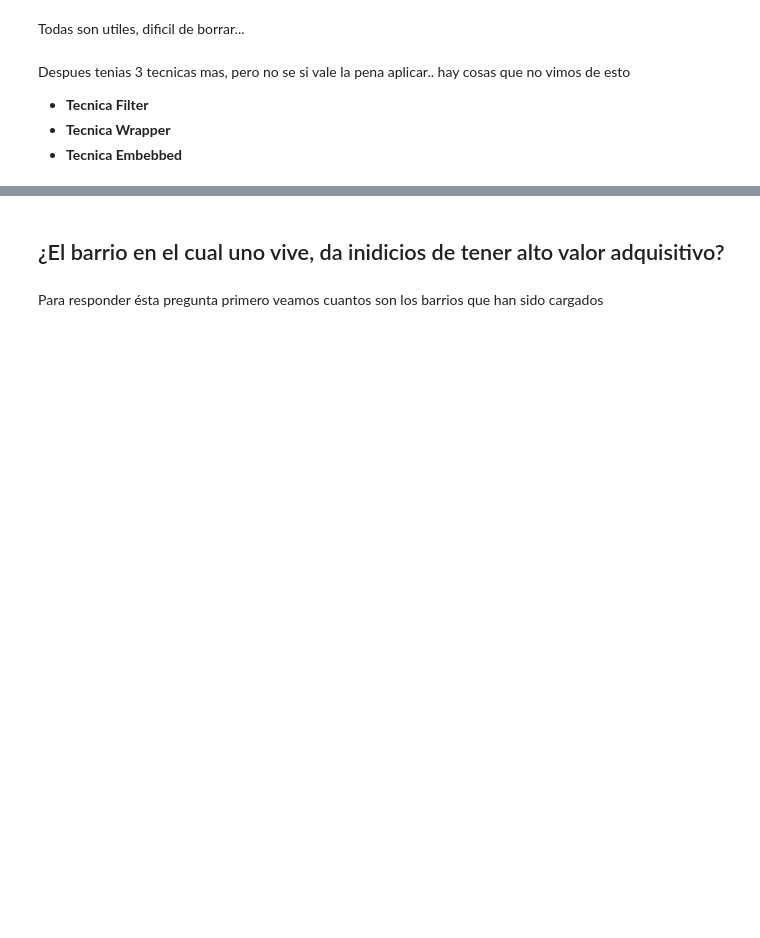
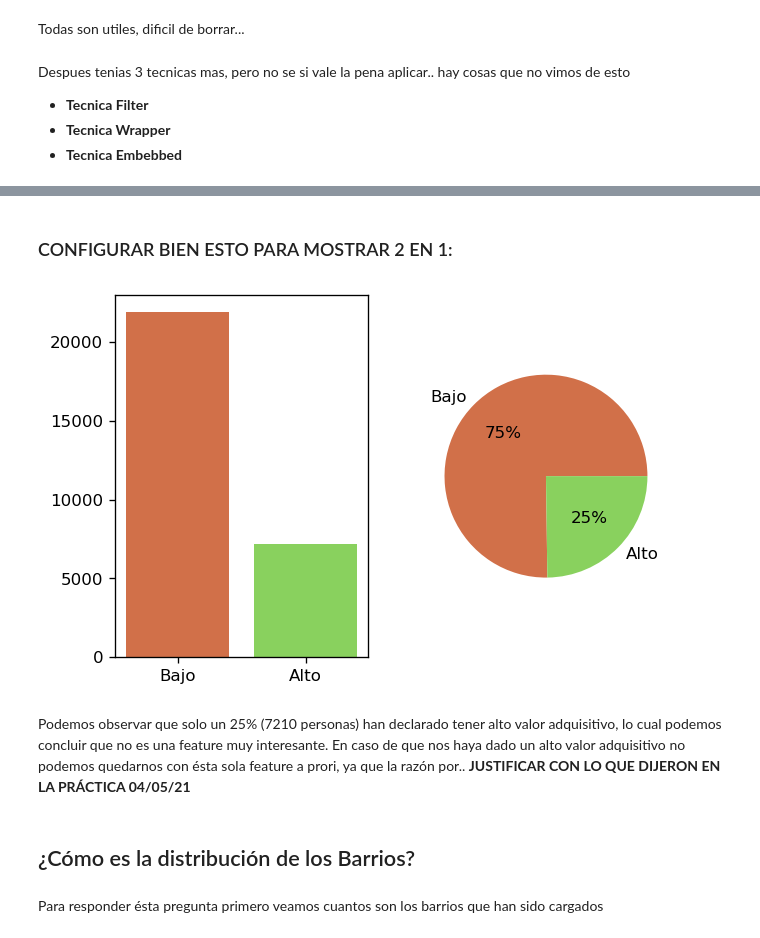
Before and after one commit to fjpacheco/machine-learning, a Jupyter notebook: version_1_playing.ipynb, the cells around one changed output, grey strips where cells are left out. Cells and saved outputs as stored; diff of their text form; code cells hidden in the pictures; blank space fills up the shorter version.

Commit message:
reordeno barrios, y demás

```diff
--- a/version_1_playing.ipynb
+++ b/version_1_playing.ipynb
@@ -707,5 +745,15 @@ Despues tenias 3 tecnicas mas, pero no se si vale la pena aplicar.. hay cosas qu
+# %% [markdown]
+### CONFIGURAR BIEN ESTO PARA MOSTRAR 2 EN 1:
+# %%
+fig, ax = plt.subplots(ncols = 2, dpi=120)
+rects1 = ax[0].bar(['Bajo', 'Alto'], df.tiene_alto_valor_adquisitivo.value_counts().values,  color=['#D17049',"#89D15E"])
+dos = ax[1].pie(df.tiene_alto_valor_adquisitivo.value_counts().sort_index(), labels= ['Bajo', 'Alto'], colors=['#D17049',"#89D15E"],autopct='%1.0f%%')
+# %% [output]
+[figure, added]
+# %% [markdown]
+Podemos observar que solo un 25% (7210 personas) han declarado tener alto valor adquisitivo, lo cual podemos concluir que no es una feature muy interesante. En caso de que nos haya dado un alto valor adquisitivo no podemos quedarnos con ésta sola feature a prori, ya que la razón por.. **JUSTIFICAR CON LO QUE DIJERON EN LA PRÁCTICA 04/05/21**
 # %% [markdown]
-## ¿El barrio en el cual uno vive, da inidicios de tener alto valor adquisitivo?
+## ¿Cómo es la distribución de los Barrios?
 # %% [markdown]
 Para responder ésta pregunta primero veamos cuantos son los barrios que han sido cargados
 # %%
```
Also changed, not shown: parts of 18 cells of this notebook.
